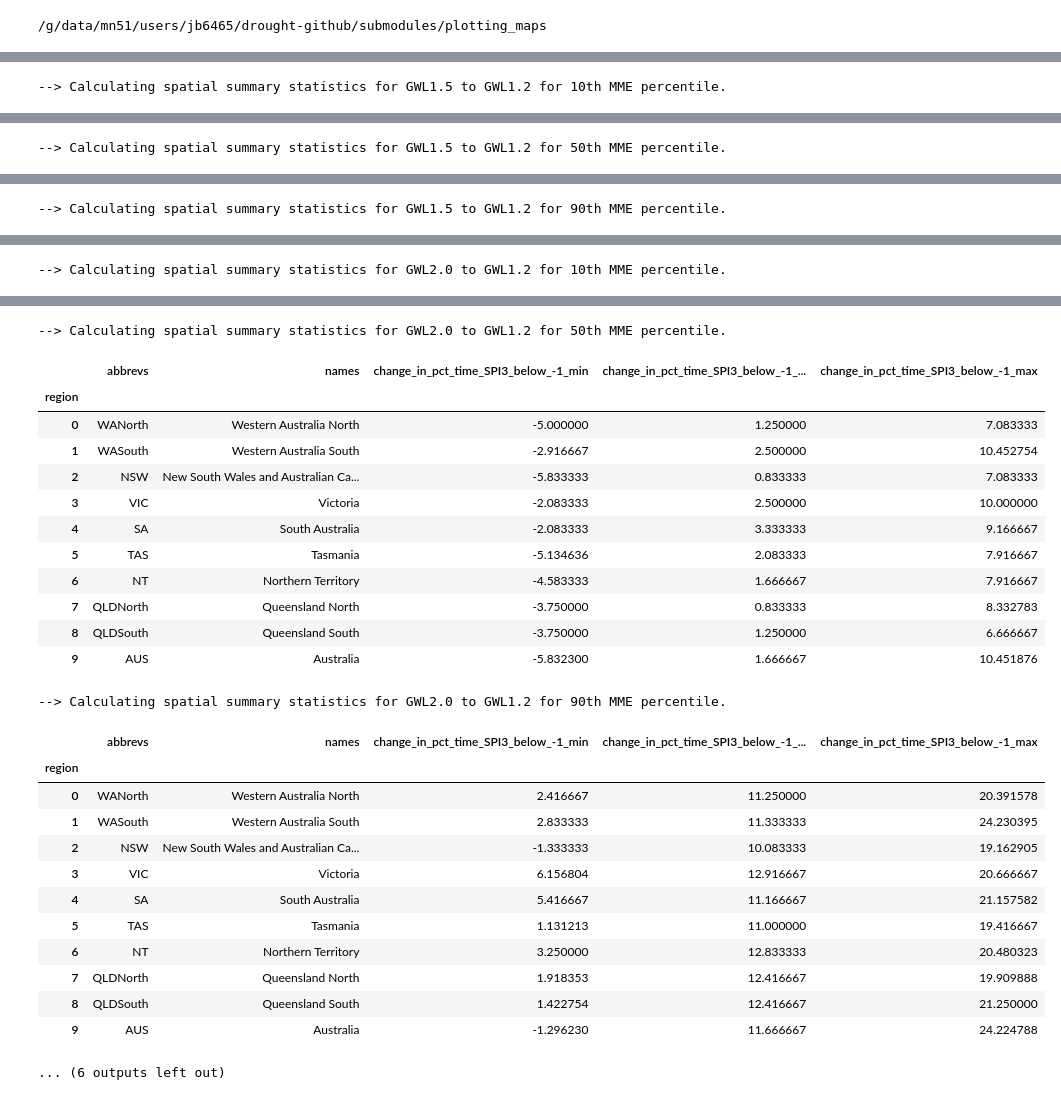
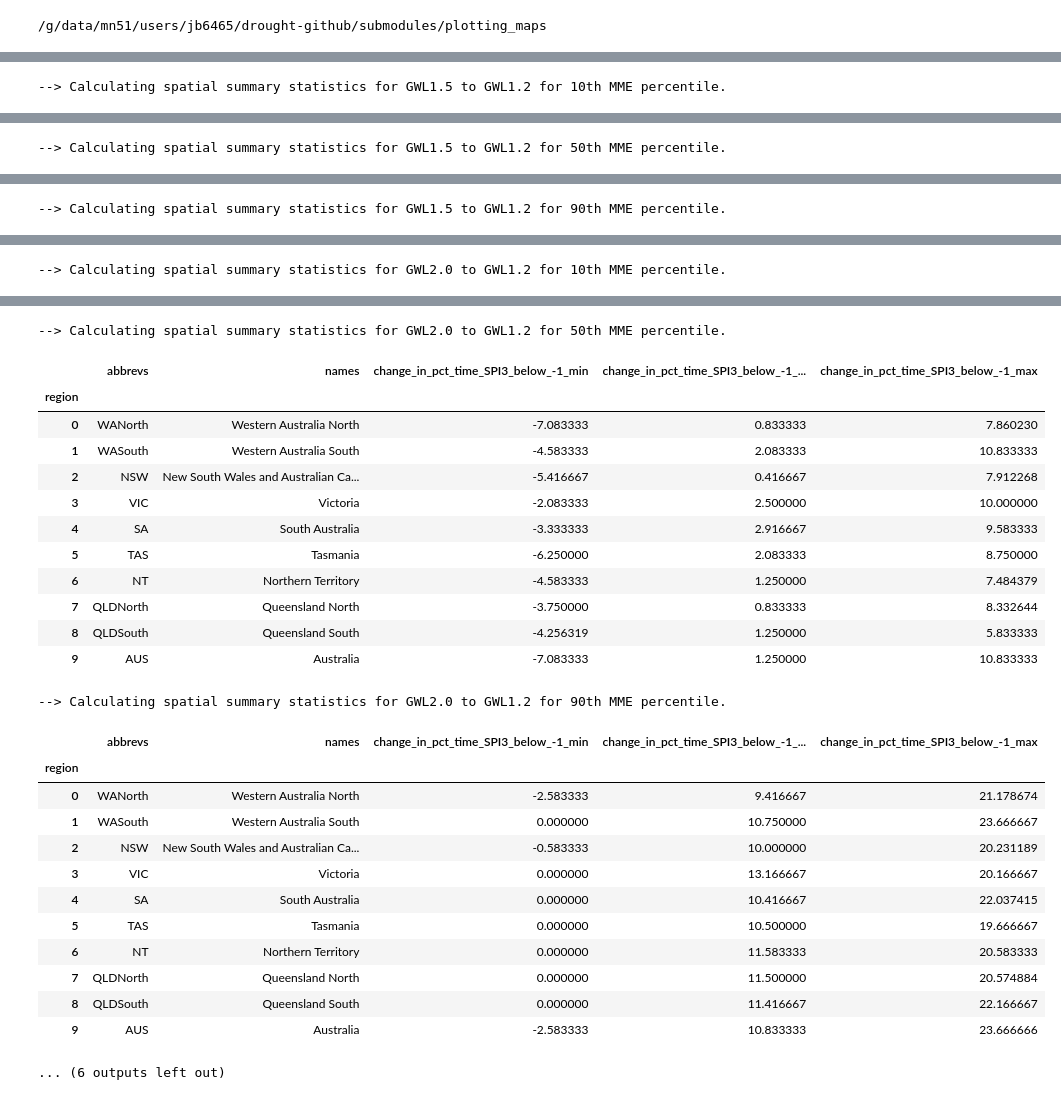
Before and after one commit to AusClimateService/hazards-drought, a Jupyter notebook: percentiles_spi_spei_smi/spi_output_processing.ipynb, the cells around one changed output, grey strips where cells are left out. Cells and saved outputs as stored; diff of their text form; code cells hidden in the pictures.

```diff
--- a/percentiles_spi_spei_smi/spi_output_processing.ipynb
+++ b/percentiles_spi_spei_smi/spi_output_processing.ipynb
@@ -141,7 +177,7 @@ files
 for GWL in [1.2, 1.5, 2.0, 3.0]:
     print(f"Computing 10-50-90th percentiles of MME for GWL{str(GWL)}")
     GWL_file_list = [file for file in files if f"GWL{str(GWL)}" in file]
-    GWL_ens_list = [file[91:-35] for file in files if f"GWL{str(GWL)}" in file]
+    GWL_ens_list = [file[91:-35] for file in files if f"GWL{str(GWL)}" in file] if BC_SWITCH == False else [file[88:-58] for file in files if f"GWL{str(GWL)}" in file]
     MME_xr = xr.concat([xr.open_dataset(file).assign_coords(MME=ensemble) for file, ensemble in zip(GWL_file_list, GWL_ens_list)], dim='MME')
 
     p10_50_90_xr = MME_xr.quantile([0.1,0.5,0.9], dim ='MME')
@@ -150,13 +186,14 @@ for GWL in [1.2, 1.5, 2.0, 3.0]:
     p10_50_90_xr.attrs['created'] = (datetime.now()).strftime("%d/%m/%Y %H:%M:%S")
     p10_50_90_xr.attrs['GWL'] = f"GWL {str(GWL)}. Sliced using get_GWL_timeslice function from https://github.com/AusClimateService/gwls. Submodule commit hash: {commit_hash}"
     p10_50_90_xr.attrs['cell_methods'] = "quantile: 0.1, 0.5, 0.9"
-    p10_50_90_xr.to_netcdf(f"{output_dir}SPI3_pct_time_below_-1_GWL_{str(GWL)}_percentiles_10-50-90.nc", mode='w')
+    file_name = f"{output_dir}SPI3_pct_time_below_-1_GWL_{str(GWL)}_percentiles_10-50-90.nc" if BC_SWITCH == False else f"{output_dir}SPI3_pct_time_below_-1_GWL_{str(GWL)}_ACS-QME-AGCD-1960-2022_percentiles_10-50-90.nc"
+    p10_50_90_xr.to_netcdf(file_name, mode='w')
 
     #10-50-90th percentile of percent change
     if GWL != 1.2:
         print(f"---> Computing MME change 10-50-90th percentiles for GWL{str(GWL)} and GWL1.2")
         GWL12_file_list = [file for file in files if "GWL1.2" in file]
-        GWL12_ens_list = [file[91:-35] for file in files if "GWL1.2" in file]
+        GWL12_ens_list = [file[91:-35] for file in files if "GWL1.2" in file] if BC_SWITCH == False else [file[88:-58] for file in files if "GWL1.2" in file]
         MME_GWL12_xr = xr.concat([xr.open_dataset(file).assign_coords(MME=ensemble) for file, ensemble in zip(GWL12_file_list, GWL12_ens_list)], dim='MME')
 
         MME_change_p10_50_90 = (MME_xr-MME_GWL12_xr).quantile([0.1,0.5,0.9], dim ='MME')
@@ -164,7 +201,8 @@ for GWL in [1.2, 1.5, 2.0, 3.0]:
         MME_change_p10_50_90.attrs['comment'] = f"Using data on {input_dir}"
         MME_change_p10_50_90.attrs['created'] = (datetime.now()).strftime("%d/%m/%Y %H:%M:%S")
         MME_change_p10_50_90.attrs['cell_methods'] = "quantile: 0.1, 0.5, 0.9"
-        MME_change_p10_50_90.to_netcdf(f"{output_dir}SPI3_pct_time_below_-1_MME_change_GWL{str(GWL)}_to_GWL1.2_percentiles_10-50-90.nc", mode='w')
+        file_name = f"{output_dir}SPI3_pct_time_below_-1_MME_change_GWL{str(GWL)}_to_GWL1.2_percentiles_10-50-90.nc" if BC_SWITCH == False else f"{output_dir}SPI3_pct_time_below_-1_MME_change_GWL{str(GWL)}_to_GWL1.2_ACS-QME-AGCD-1960-2022_percentiles_10-50-90.nc"
+        MME_change_p10_50_90.to_netcdf(file_name, mode='w')
 # %% [output]
 Computing 10-50-90th percentiles of MME for GWL1.2
 Computing 10-50-90th percentiles of MME for GWL1.5
@@ -177,7 +215,7 @@ Computing 10-50-90th percentiles of MME for GWL3.0
 #quick check of outputs
 for GWL in [1.5, 2.0, 3.0]:
     print(f"GWL{str(GWL)}-GWL1.2")
-    quick_check_ds = xr.open_dataset(f"/g/data/ia39/ncra/drought_aridity/spi/downscaled_notBC_5km/SPI3_pct_time_below_-1_MME_change_GWL{str(GWL)}_to_GWL1.2_percentiles_10-50-90.nc")
+    quick_check_ds = xr.open_dataset(f"/g/data/ia39/ncra/drought_aridity/spi/downscaled_BC_5km/SPI3_pct_time_below_-1_MME_change_GWL{str(GWL)}_to_GWL1.2_ACS-QME-AGCD-1960-2022_percentiles_10-50-90.nc")
     quick_check_ds.SPI3.plot(col="quantile",cmap="RdBu_r", cbar_kwargs={'label': 'Change in percent time of SPI3 ≤ -1'})
     plt.show()
     plt.clf()
@@ -201,10 +239,9 @@ cd /g/data/mn51/users/jb6465/drought-github/submodules/plotting_maps
 from acs_plotting_maps import plot_acs_hazard, regions_dict, cmap_dict, tick_dict
 # %%
 %%time
-
 for GWL in [1.5, 2.0, 3.0]:
     for percentile in [0.1, 0.5, 0.9]:
-        plot_file = f'/g/data/ia39/ncra/drought_aridity/spi/downscaled_notBC_5km/SPI3_pct_time_below_-1_MME_change_GWL{str(GWL)}_to_GWL1.2_percentiles_10-50-90.nc'
+        plot_file = f'/g/data/ia39/ncra/drought_aridity/spi/downscaled_BC_5km/SPI3_pct_time_below_-1_MME_change_GWL{str(GWL)}_to_GWL1.2_ACS-QME-AGCD-1960-2022_percentiles_10-50-90.nc'
 
         plot_acs_hazard(data = xr.open_dataset(plot_file).sel(quantile=percentile).SPI3,
                         regions = regions_dict['ncra_regions'],
@@ -214,7 +251,7 @@ for GWL in [1.5, 2.0, 3.0]:
                         cbar_extend = "both",
                         title = f"Change in percent time of SPI3 ≤ -1 for MME {str(int(percentile*100))}th percentile",
                         dataset_name = "Downscaled, not bias-corrected BARPA-R/CCAM runs from /g/data/ia39.",
-                        date_range = f"{plot_file[-40:-34]} relative to GWL1.2",
+                        date_range = f"GWL{str(GWL)} relative to GWL1.2",
                         contourf = False,
                         contour = False
                        );
@@ -255,7 +276,10 @@ cd /g/data/mn51/users/jb6465/drought-github/submodules/plotting_maps
 # %%
 from acs_area_statistics import acs_regional_stats, regions
 # %%
-input_dir = '/g/data/ia39/ncra/drought_aridity/spi/downscaled_notBC_5km/'
+if BC_SWITCH:
+    input_dir = '/g/data/ia39/ncra/drought_aridity/spi/downscaled_BC_5km/'
+else:
+    input_dir = '/g/data/ia39/ncra/drought_aridity/spi/downscaled_notBC_5km/'
 
 files = []
 files.extend(sorted(glob.glob("{}/*MME_change*{}".format(input_dir, '.nc'))))
@@ -263,14 +293,20 @@ files.extend(sorted(glob.glob("{}/*MME_change*{}".format(input_dir, '.nc'))))
 from IPython.display import display
 for change_grid in files:
     for percentile in [0.1, 0.5, 0.9]:
-        print(f'--> Calculating spatial summary statistics for {change_grid[-40:-24].replace("_", " ")} for {str(int(percentile*100))}th MME percentile.')
+        if BC_SWITCH:
+            print_line = f'--> Calculating spatial summary statistics for {change_grid[-63:-47].replace("_", " ")} for {str(int(percentile*100))}th MME percentile.'
+            save_line = f'/g/data/ia39/ncra/drought_aridity/spi/downscaled_BC_5km/MME_change_spatial_summary_statistics/{change_grid[-63:-47]}_change_for_MME_{str(int(percentile*100))}th_percentile_BC.csv'
+        else:
+            print_line = f'--> Calculating spatial summary statistics for {change_grid[-40:-24].replace("_", " ")} for {str(int(percentile*100))}th MME percentile.'
+            save_line = f'/g/data/ia39/ncra/drought_aridity/spi/downscaled_notBC_5km/MME_change_spatial_summary_statistics/{change_grid[-40:-24]}_change_for_MME_{str(int(percentile*100))}th_percentile.csv'
+        print(print_line)
         print()
         ds = xr.open_dataset(change_grid).sel(quantile=percentile).rename({'SPI3': 'change_in_pct_time_SPI3_below_-1'})
         mask_frac = regions.mask_3D_frac_approx(ds)
         dims = ("lat", "lon",)
         regional_summary_ds = acs_regional_stats(ds=ds,var="change_in_pct_time_SPI3_below_-1", mask=mask_frac, dims = dims, how = ["min", "median", "max"])
         display(regional_summary_ds)
-        regional_summary_ds.to_csv(f'/g/data/ia39/ncra/drought_aridity/spi/downscaled_notBC_5km/MME_change_spatial_summary_statistics/{change_grid[-40:-24]}_change_for_MME_{str(int(percentile*100))}th_percentile.csv')
+        regional_summary_ds.to_csv(save_line)
 # %% [output]
 --> Calculating spatial summary statistics for GWL1.5 to GWL1.2 for 10th MME percentile.
 |  | abbrevs | names | change_in_pct_time_SPI3_below_-1_min | change_in_pct_time_SPI3_below_-1_... | change_in_pct_time_SPI3_below_-1_max |
@@ -327,27 +363,27 @@ for change_grid in files:
 --> Calculating spatial summary statistics for GWL2.0 to GWL1.2 for 50th MME percentile.
 |  | abbrevs | names | change_in_pct_time_SPI3_below_-1_min | change_in_pct_time_SPI3_below_-1_... | change_in_pct_time_SPI3_below_-1_max |
 | region |  |  |  |  |  |
-| 0 | WANorth | Western Australia North | -5.000000 | 1.250000 | 7.083333 |
-| 1 | WASouth | Western Australia South | -2.916667 | 2.500000 | 10.452754 |
-| 2 | NSW | New South Wales and Australian Ca... | -5.833333 | 0.833333 | 7.083333 |
+| 0 | WANorth | Western Australia North | -7.083333 | 0.833333 | 7.860230 |
+| 1 | WASouth | Western Australia South | -4.583333 | 2.083333 | 10.833333 |
+| 2 | NSW | New South Wales and Australian Ca... | -5.416667 | 0.416667 | 7.912268 |
 | 3 | VIC | Victoria | -2.083333 | 2.500000 | 10.000000 |
-| 4 | SA | South Australia | -2.083333 | 3.333333 | 9.166667 |
-| 5 | TAS | Tasmania | -5.134636 | 2.083333 | 7.916667 |
-| 6 | NT | Northern Territory | -4.583333 | 1.666667 | 7.916667 |
-| 7 | QLDNorth | Queensland North | -3.750000 | 0.833333 | 8.332783 |
-| 8 | QLDSouth | Queensland South | -3.750000 | 1.250000 | 6.666667 |
-| 9 | AUS | Australia | -5.832300 | 1.666667 | 10.451876 |
+| 4 | SA | South Australia | -3.333333 | 2.916667 | 9.583333 |
+| 5 | TAS | Tasmania | -6.250000 | 2.083333 | 8.750000 |
+| 6 | NT | Northern Territory | -4.583333 | 1.250000 | 7.484379 |
+| 7 | QLDNorth | Queensland North | -3.750000 | 0.833333 | 8.332644 |
+| 8 | QLDSouth | Queensland South | -4.256319 | 1.250000 | 5.833333 |
+| 9 | AUS | Australia | -7.083333 | 1.250000 | 10.833333 |
 --> Calculating spatial summary statistics for GWL2.0 to GWL1.2 for 90th MME percentile.
 |  | abbrevs | names | change_in_pct_time_SPI3_below_-1_min | change_in_pct_time_SPI3_below_-1_... | change_in_pct_time_SPI3_below_-1_max |
 | region |  |  |  |  |  |
-| 0 | WANorth | Western Australia North | 2.416667 | 11.250000 | 20.391578 |
-| 1 | WASouth | Western Australia South | 2.833333 | 11.333333 | 24.230395 |
-| 2 | NSW | New South Wales and Australian Ca... | -1.333333 | 10.083333 | 19.162905 |
-| 3 | VIC | Victoria | 6.156804 | 12.916667 | 20.666667 |
-| 4 | SA | South Australia | 5.416667 | 11.166667 | 21.157582 |
-| 5 | TAS | Tasmania | 1.131213 | 11.000000 | 19.416667 |
-| 6 | NT | Northern Territory | 3.250000 | 12.833333 | 20.480323 |
-| 7 | QLDNorth | Queensland North | 1.918353 | 12.416667 | 19.909888 |
-| 8 | QLDSouth | Queensland South | 1.422754 | 12.416667 | 21.250000 |
-| 9 | AUS | Australia | -1.296230 | 11.666667 | 24.224788 |
+| 0 | WANorth | Western Australia North | -2.583333 | 9.416667 | 21.178674 |
+| 1 | WASouth | Western Australia South | 0.000000 | 10.750000 | 23.666667 |
+| 2 | NSW | New South Wales and Australian Ca... | -0.583333 | 10.000000 | 20.231189 |
+| 3 | VIC | Victoria | 0.000000 | 13.166667 | 20.166667 |
+| 4 | SA | South Australia | 0.000000 | 10.416667 | 22.037415 |
+| 5 | TAS | Tasmania | 0.000000 | 10.500000 | 19.666667 |
+| 6 | NT | Northern Territory | 0.000000 | 11.583333 | 20.583333 |
+| 7 | QLDNorth | Queensland North | 0.000000 | 11.500000 | 20.574884 |
+| 8 | QLDSouth | Queensland South | 0.000000 | 11.416667 | 22.166667 |
+| 9 | AUS | Australia | -2.583333 | 10.833333 | 23.666666 |
 ... (6 outputs left out)
```
Also changed, not shown: parts of 13 cells of this notebook, 1 other file.
